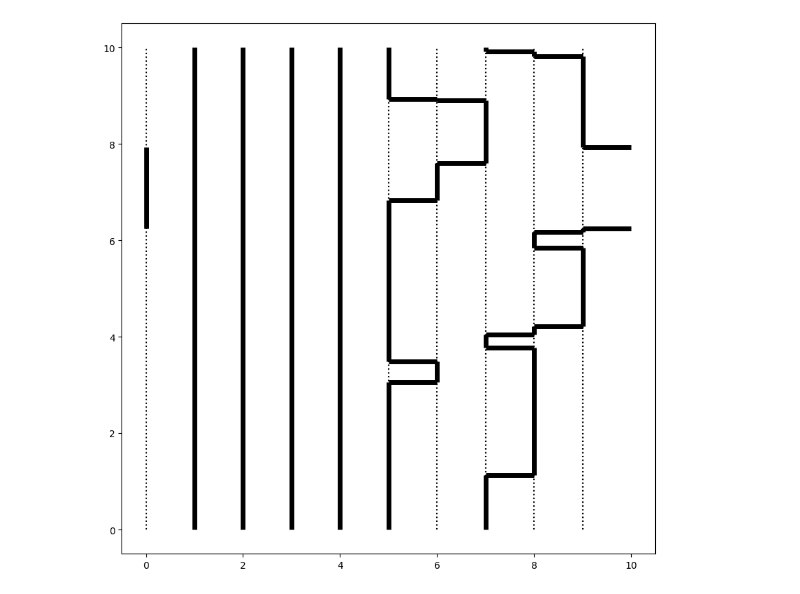
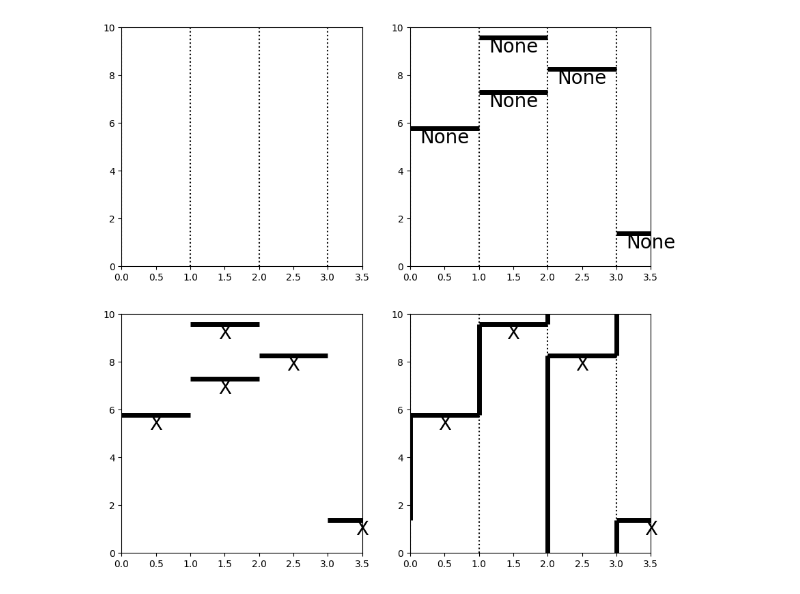
Before and after one commit to yamashun99/xy_loop, a Jupyter notebook: main.ipynb, the cells around one changed output. Drawn from its saved outputs; the diff is of its cells as text; code cells hidden in the pictures.

```diff
--- a/main.ipynb
+++ b/main.ipynb
@@ -11,5 +42,5 @@ importlib.reload(mpl_interface)
 from conf import *
 from mpl_interface import *
 # %%
-p = {"beta": 10, "J": 1, "L": 10}
+p = {"beta": 10, "J": 1, "L": 4}
 c = Conf(**p)
@@ -41,6 +47,21 @@ c.conf_update()
-# %%
-fig, ax = plt.subplots(1, 1, figsize=(10, 10))
-ax.spinplot(c)
-ax.kinkplot(c)
-# %% [output]
-[figure, removed]
+# %%
+fig, ax = plt.subplots(2, 2, figsize=(10, 10))
+ax[0, 0].spinplot(c)
+ax[0, 0].kinkplot(c, True)
+c.assign_graph()
+new_kinks = c.insert_kink()
+ax[0, 1].spinplot(c)
+ax[0, 1].kinkplot(c, True)
+c.make_b()
+c.make_btilde()
+c.insert_spin(new_kinks)
+c.x2_hord()
+ax[1, 0].kinkplot(c, True)
+c.cluster_update()
+c.spin_update()
+c.remove_kinks()
+c.remove_spins()
+ax[1, 1].spinplot(c)
+ax[1, 1].kinkplot(c, True)
+# %% [output]
+[figure, added]
```
Also changed, not shown: parts of 3 cells of this notebook, 4 other files.
